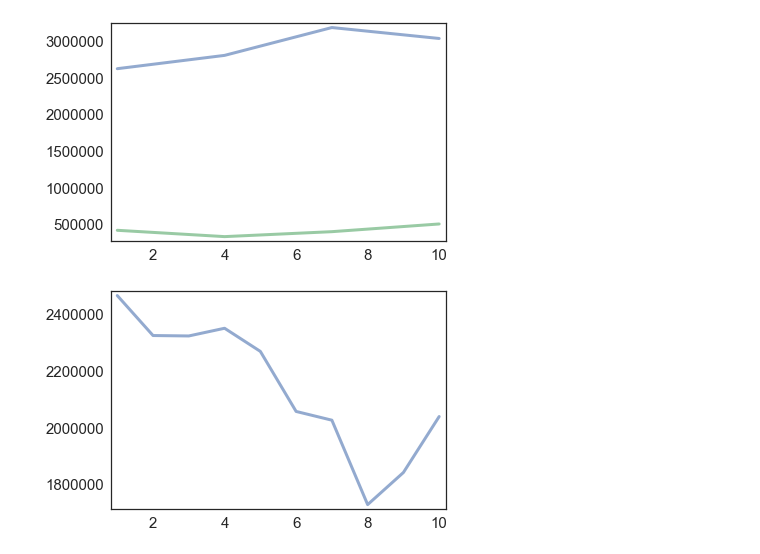
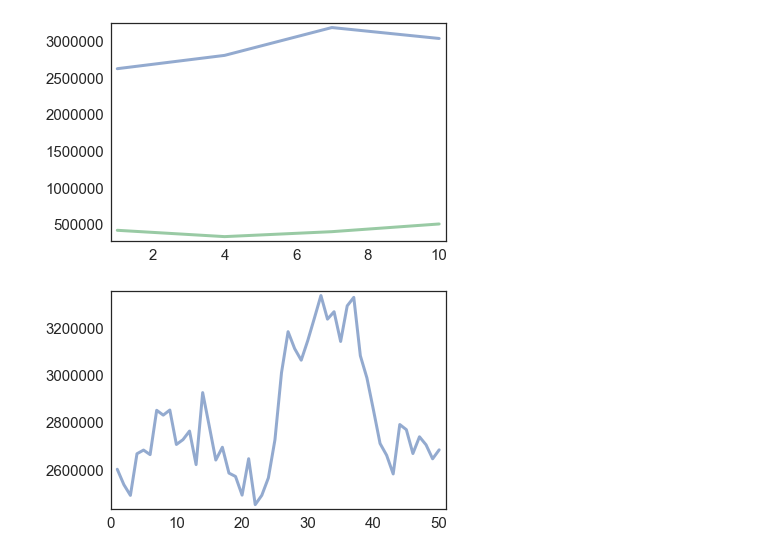
Before and after one commit to hadleigh-000/ModSimPy, a Jupyter notebook: code/Bee_Simulation.ipynb, the cells around one changed output. Drawn from its saved outputs; the diff is of its cells as text; code cells hidden in the pictures.

```diff
--- a/code/Bee_Simulation.ipynb
+++ b/code/Bee_Simulation.ipynb
@@ -58,8 +58,8 @@ system = System(t0=t0, p0= init0, p_add= .1, p_lost= .11, p_resc= .03)
 def step(system):
     n= random.randint(300000, 510000)
     d= random.randint(120000, 580000)
-    r= random.randint(50000, 500000)
-    return d - n
+    r= random.randint(60000, 70000)
+    return d - n + r
 # the step funtion is really preliminary. It doesn't depend on any real factors yet, it literally just
 # picks a random number which is why the data is so choppy. We need to make n and d depend on actual other probability factors like
 #weather and blah blah and also have it distribute based on something more like a bell curve than just a random integer.
@@ -74,8 +74,10 @@ def run_simulation(system):
         results[t+1] = bees
     return results
 # %%
+seasons = 50
+
 g= run_simulation(system)
 
 plot(g)
 # %% [output]
-[figure, old version]
+[figure, new version]
```
